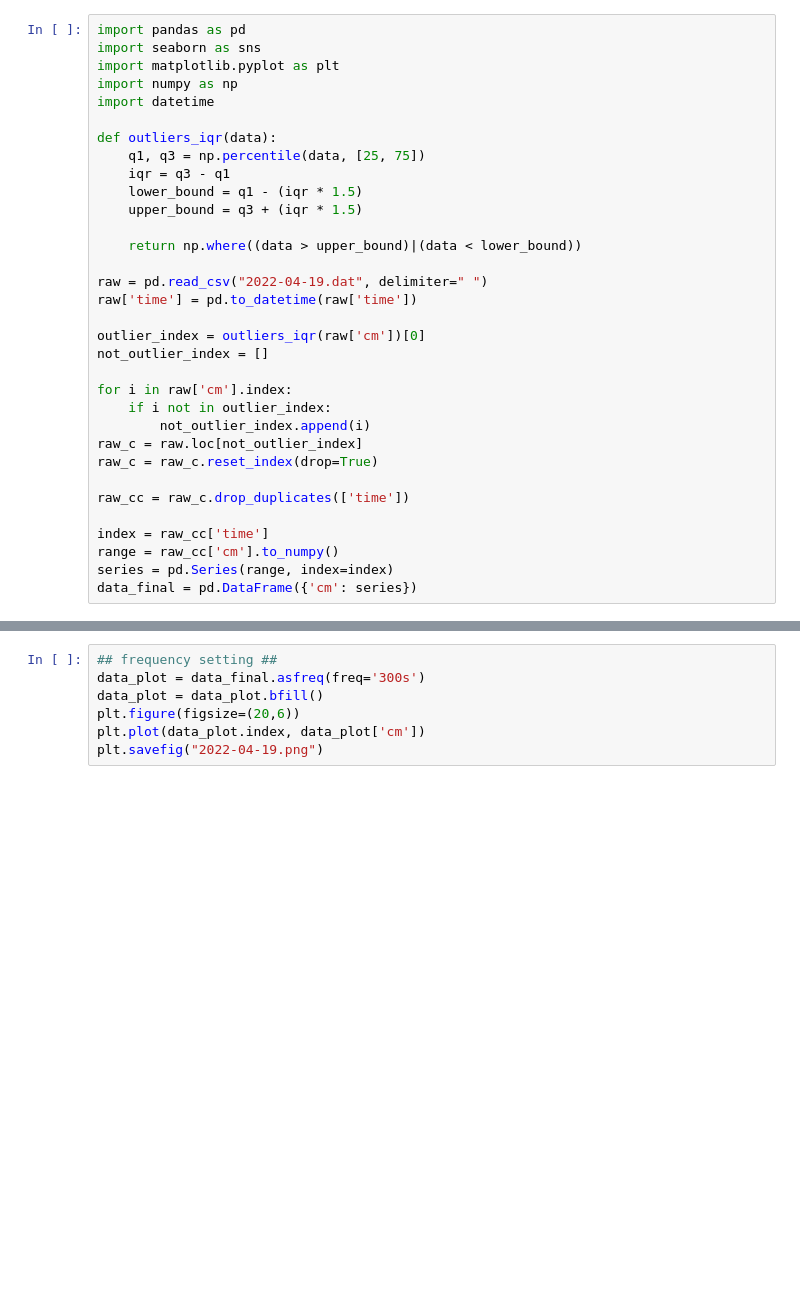
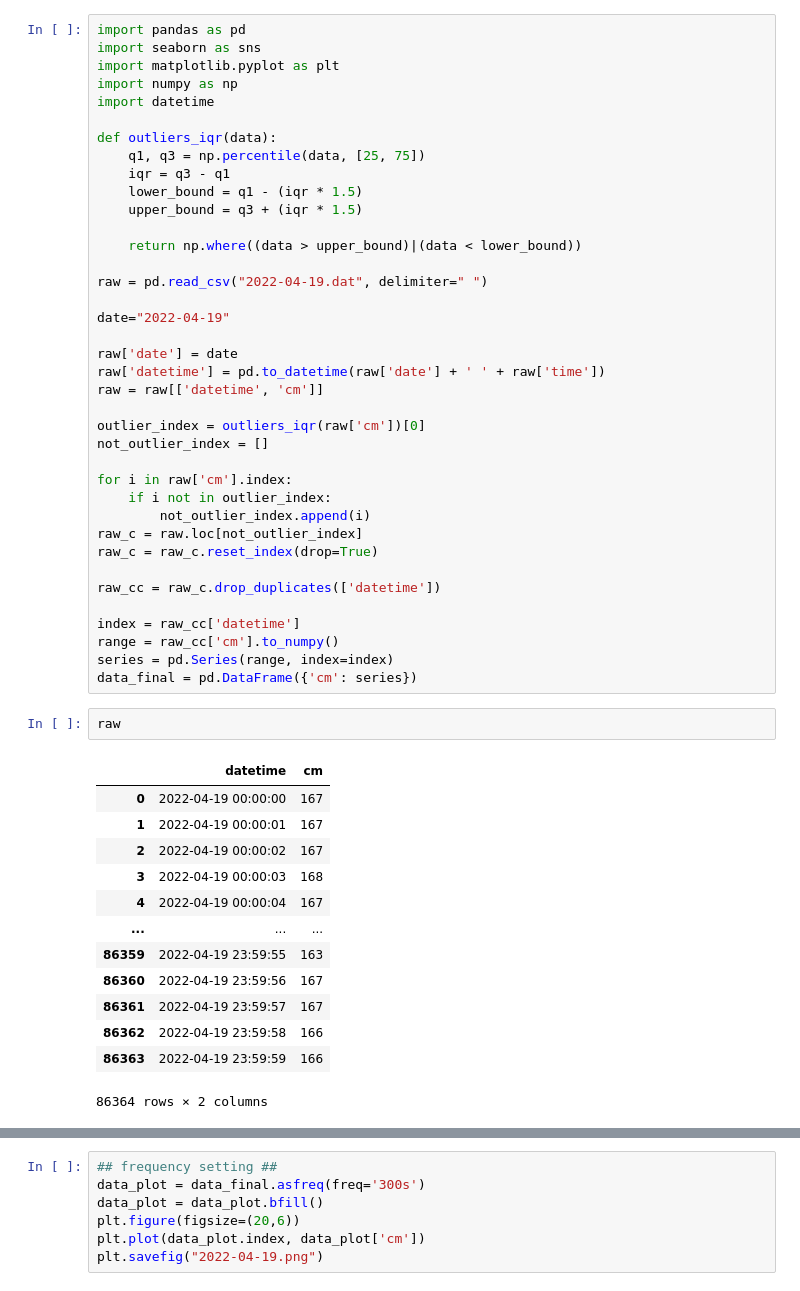
Before and after one commit to funkyblues/Ultrasonic-Sensor-plotandresampling, a Jupyter notebook: frequency_setting_real.ipynb, the cells around one changed output, grey strips where cells are left out. Drawn from its saved outputs; the diff is of its cells as text; blank space fills up the shorter version.

```diff
--- a/frequency_setting_real.ipynb
+++ b/frequency_setting_real.ipynb
@@ -14,7 +14,12 @@ def outliers_iqr(data):
     return np.where((data > upper_bound)|(data < lower_bound))
 
 raw = pd.read_csv("2022-04-19.dat", delimiter=" ")
-raw['time'] = pd.to_datetime(raw['time'])
+
+date="2022-04-19"
+
+raw['date'] = date
+raw['datetime'] = pd.to_datetime(raw['date'] + ' ' + raw['time'])
+raw = raw[['datetime', 'cm']]
 
 outlier_index = outliers_iqr(raw['cm'])[0]
 not_outlier_index = []
@@ -25,10 +30,26 @@ for i in raw['cm'].index:
 raw_c = raw.loc[not_outlier_index]
 raw_c = raw_c.reset_index(drop=True)
 
-raw_cc = raw_c.drop_duplicates(['time'])
+raw_cc = raw_c.drop_duplicates(['datetime'])
 
-index = raw_cc['time']
+index = raw_cc['datetime']
 range = raw_cc['cm'].to_numpy()
 series = pd.Series(range, index=index)
 data_final = pd.DataFrame({'cm': series})
+# %%
+raw
+# %% [output]
+|  | datetime | cm |
+| 0 | 2022-04-19 00:00:00 | 167 |
+| 1 | 2022-04-19 00:00:01 | 167 |
+| 2 | 2022-04-19 00:00:02 | 167 |
+| 3 | 2022-04-19 00:00:03 | 168 |
+| 4 | 2022-04-19 00:00:04 | 167 |
+| ... | ... | ... |
+| 86359 | 2022-04-19 23:59:55 | 163 |
+| 86360 | 2022-04-19 23:59:56 | 167 |
+| 86361 | 2022-04-19 23:59:57 | 167 |
+| 86362 | 2022-04-19 23:59:58 | 166 |
+| 86363 | 2022-04-19 23:59:59 | 166 |
+86364 rows × 2 columns
 # %%
```
Also changed, not shown: parts of 9 cells of this notebook, 1 other file.
